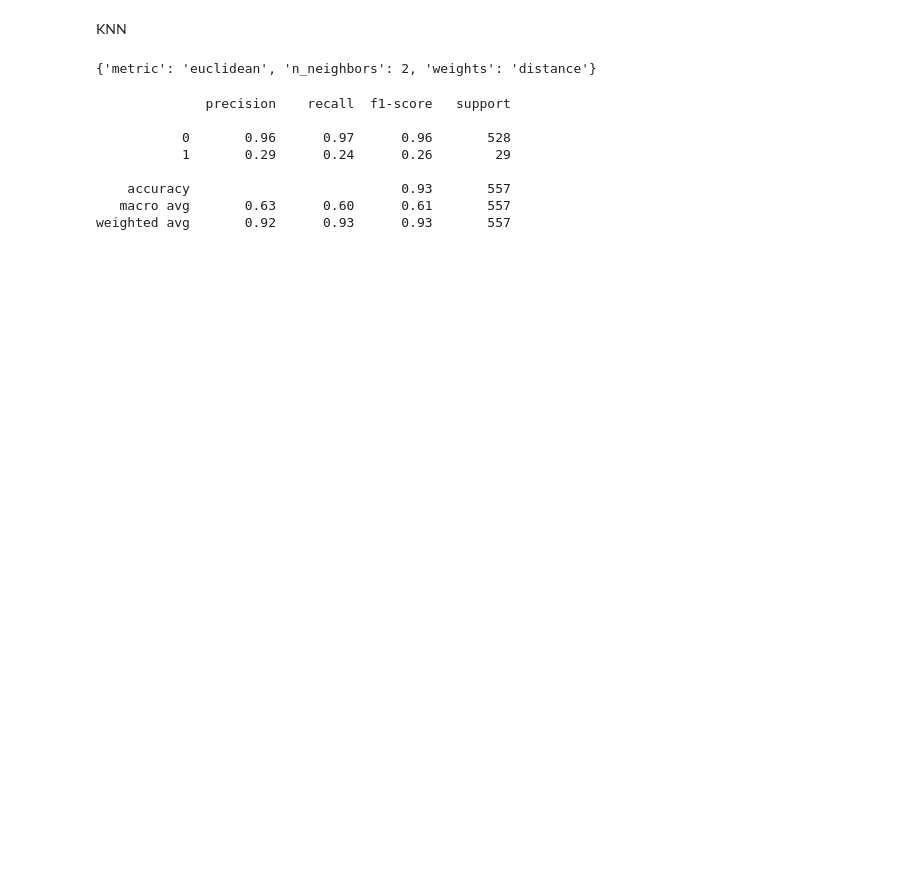
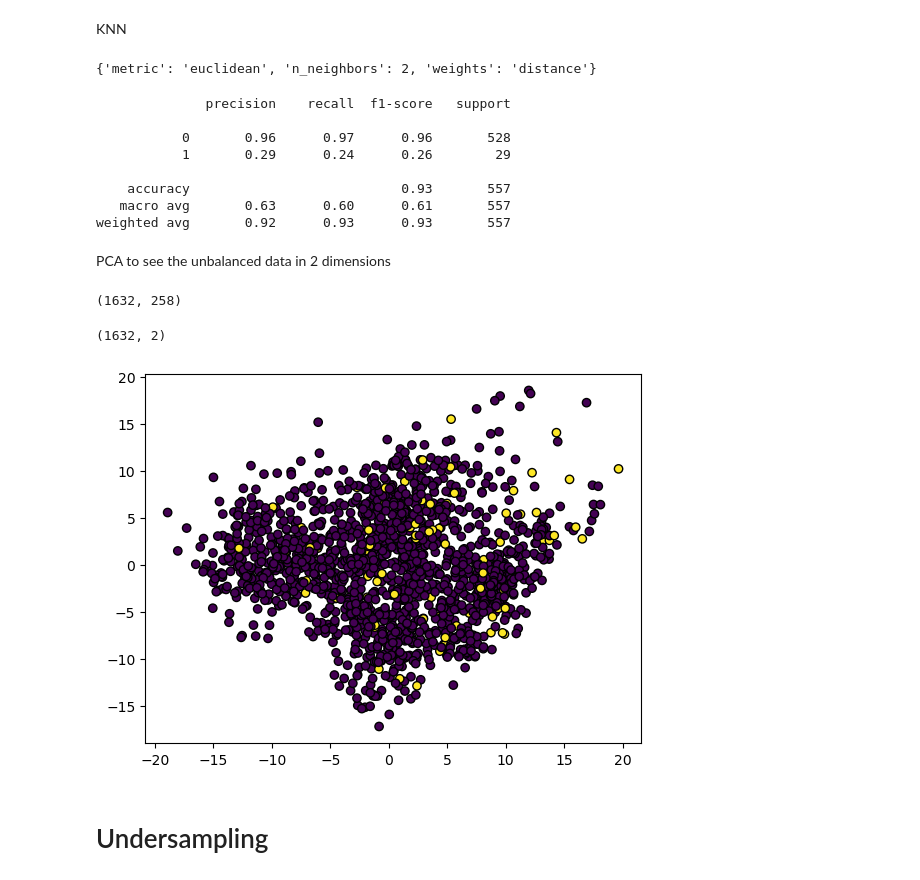
Before and after one commit to Diabelny/Data-Mining-2, a Jupyter notebook: Task1_Angry/Classification_Angry.ipynb, the cells around one changed output. Drawn from its saved outputs; the diff is of its cells as text; code cells hidden in the pictures; blank space fills up the shorter version.

```diff
--- a/Task1_Angry/Classification_Angry.ipynb
+++ b/Task1_Angry/Classification_Angry.ipynb
@@ -379,3 +379,21 @@ print(classification_report(y_test_unb,predictions))
     accuracy                           0.93       557
    macro avg       0.63      0.60      0.61       557
 weighted avg       0.92      0.93      0.93       557
+# %% [markdown]
+PCA to see the unbalanced data in 2 dimensions
+# %%
+from sklearn.decomposition import PCA
+print(X_train_unb.shape)
+pca = PCA(n_components=2)
+X_pca = pca.fit_transform(X_train_unb)
+X_pca.shape
+# %% [output]
+(1632, 258)
+(1632, 2)
+# %%
+plt.scatter(X_pca[:, 0], X_pca[:, 1], c=y_train_unb,edgecolors='k')
+plt.show()
+# %% [output]
+[figure, added]
+# %% [markdown]
+# Undersampling
```
Also changed, not shown: parts of 84 cells of this notebook.
